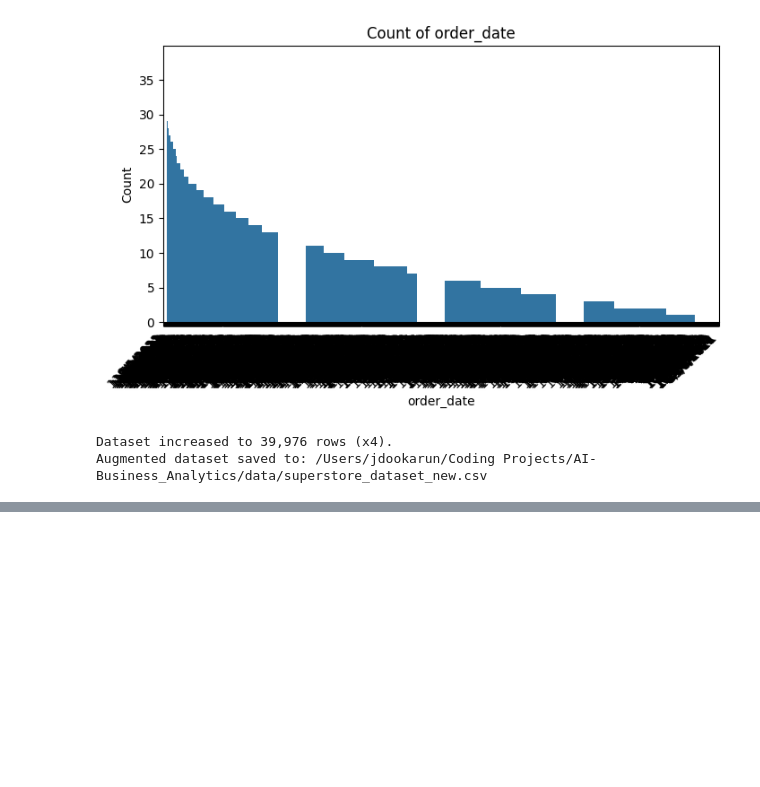
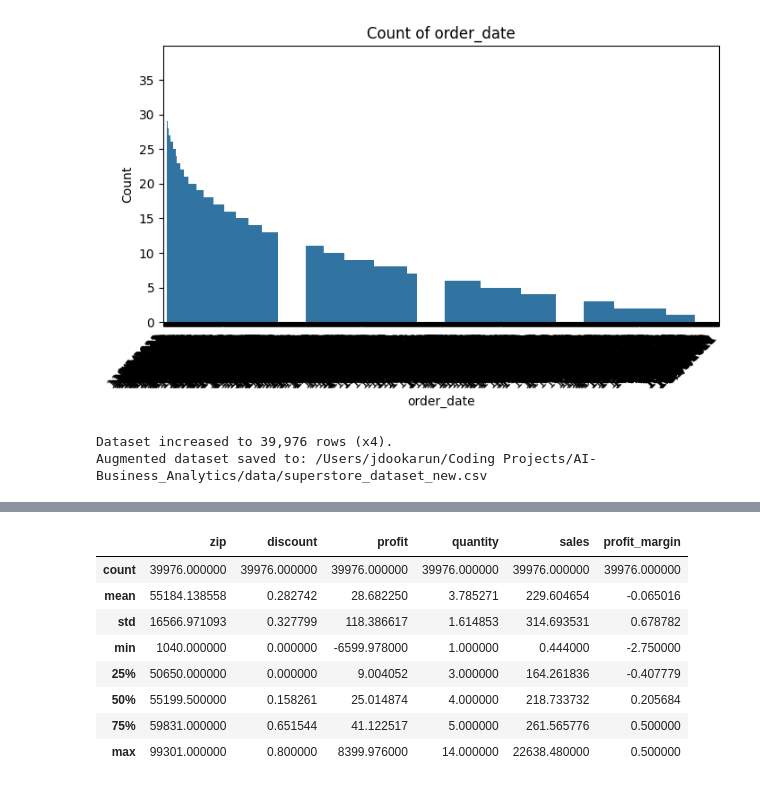
Before and after one commit to jxson7/SaaS-Product-Analytics, a Jupyter notebook: main.ipynb, the cells around one changed output, grey strips where cells are left out. Cells and saved outputs as stored; diff of their text form; code cells hidden in the pictures; blank space fills up the shorter version.

```diff
--- a/main.ipynb
+++ b/main.ipynb
@@ -241,0 +305,12 @@ Augmented dataset saved to: /Users/jdookarun/Coding Projects/AI-Business_Analyti
+# %%
+df_aug.describe()
+# %% [output]
+|  | zip | discount | profit | quantity | sales | profit_margin |
+| count | 39976.000000 | 39976.000000 | 39976.000000 | 39976.000000 | 39976.000000 | 39976.000000 |
+| mean | 55184.138558 | 0.282742 | 28.682250 | 3.785271 | 229.604654 | -0.065016 |
+| std | 16566.971093 | 0.327799 | 118.386617 | 1.614853 | 314.693531 | 0.678782 |
+| min | 1040.000000 | 0.000000 | -6599.978000 | 1.000000 | 0.444000 | -2.750000 |
+| 25% | 50650.000000 | 0.000000 | 9.004052 | 3.000000 | 164.261836 | -0.407779 |
+| 50% | 55199.500000 | 0.158261 | 25.014874 | 4.000000 | 218.733732 | 0.205684 |
+| 75% | 59831.000000 | 0.651544 | 41.122517 | 5.000000 | 261.565776 | 0.500000 |
+| max | 99301.000000 | 0.800000 | 8399.976000 | 14.000000 | 22638.480000 | 0.500000 |
```
Also changed, not shown: parts of 14 cells of this notebook, 1 other file.
